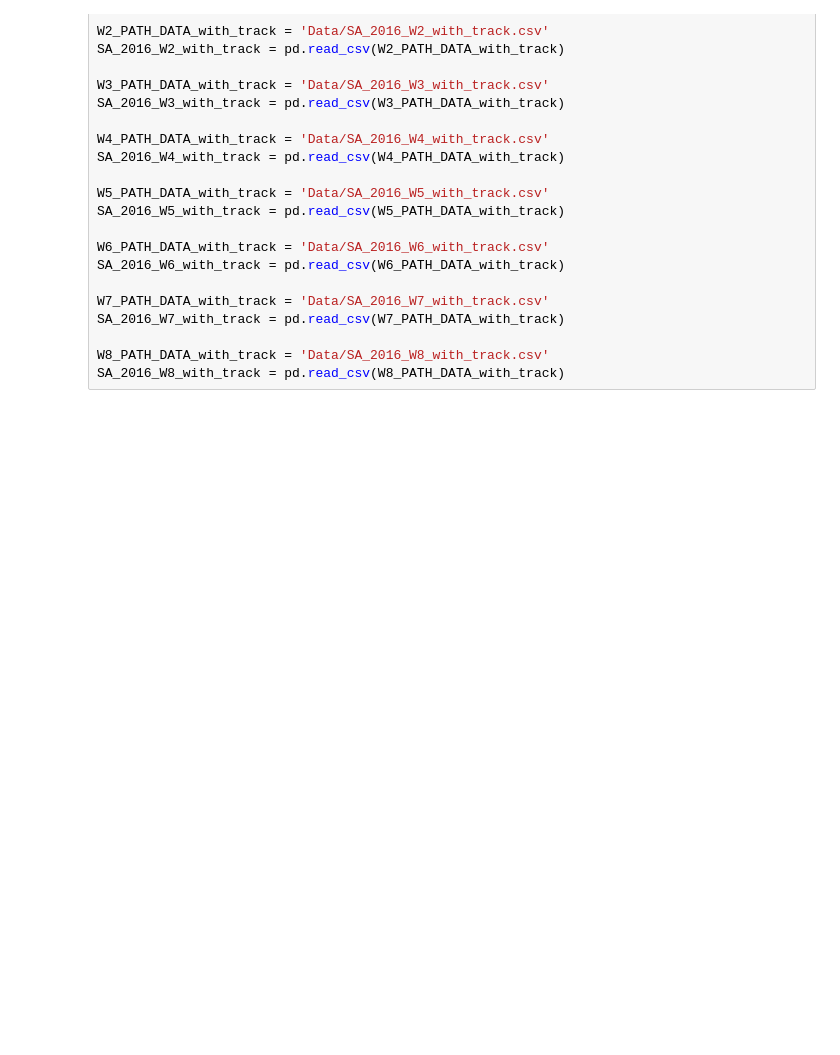
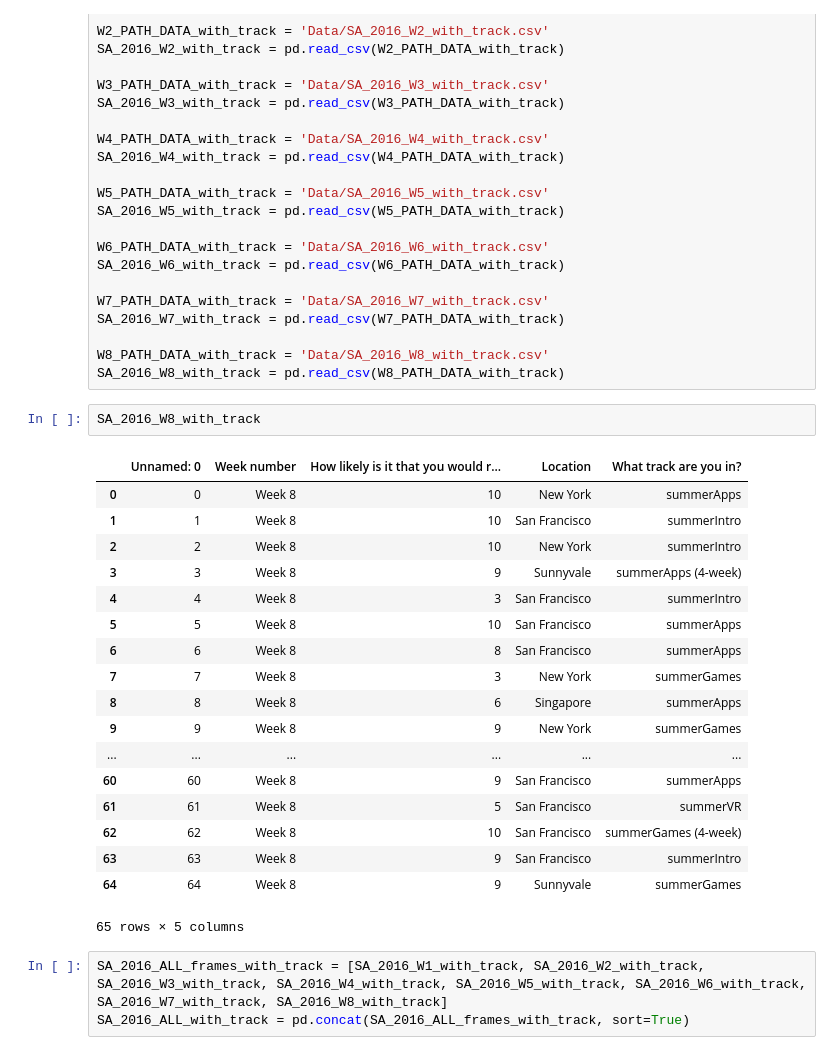
Before and after one commit to efitr/DS-1.1-Data-Analysis, a Jupyter notebook: Notebooks/Projects/NPS_2016_nps_results_and_graphs.ipynb, the cells around one changed output. Cells and saved outputs as stored; diff of their text form; blank space fills up the shorter version.

```diff
--- a/Notebooks/Projects/NPS_2016_nps_results_and_graphs.ipynb
+++ b/Notebooks/Projects/NPS_2016_nps_results_and_graphs.ipynb
@@ -271,3 +351,27 @@ SA_2016_W7_with_track = pd.read_csv(W7_PATH_DATA_with_track)
 
 W8_PATH_DATA_with_track = 'Data/SA_2016_W8_with_track.csv'
 SA_2016_W8_with_track = pd.read_csv(W8_PATH_DATA_with_track)
+# %%
+SA_2016_W8_with_track
+# %% [output]
+|  | Unnamed: 0 | Week number | How likely is it that you would r... | Location | What track are you in? |
+| 0 | 0 | Week 8 | 10 | New York | summerApps |
+| 1 | 1 | Week 8 | 10 | San Francisco | summerIntro |
+| 2 | 2 | Week 8 | 10 | New York | summerIntro |
+| 3 | 3 | Week 8 | 9 | Sunnyvale | summerApps (4-week) |
+| 4 | 4 | Week 8 | 3 | San Francisco | summerIntro |
+| 5 | 5 | Week 8 | 10 | San Francisco | summerApps |
+| 6 | 6 | Week 8 | 8 | San Francisco | summerApps |
+| 7 | 7 | Week 8 | 3 | New York | summerGames |
+| 8 | 8 | Week 8 | 6 | Singapore | summerApps |
+| 9 | 9 | Week 8 | 9 | New York | summerGames |
+| ... | ... | ... | ... | ... | ... |
+| 60 | 60 | Week 8 | 9 | San Francisco | summerApps |
+| 61 | 61 | Week 8 | 5 | San Francisco | summerVR |
+| 62 | 62 | Week 8 | 10 | San Francisco | summerGames (4-week) |
+| 63 | 63 | Week 8 | 9 | San Francisco | summerIntro |
+| 64 | 64 | Week 8 | 9 | Sunnyvale | summerGames |
+65 rows × 5 columns
+# %%
+SA_2016_ALL_frames_with_track = [SA_2016_W1_with_track, SA_2016_W2_with_track, SA_2016_W3_with_track, SA_2016_W4_with_track, SA_2016_W5_with_track, SA_2016_W6_with_track, SA_2016_W7_with_track, SA_2016_W8_with_track]
+SA_2016_ALL_with_track = pd.concat(SA_2016_ALL_frames_with_track, sort=True)
```
Also changed, not shown: parts of 17 cells of this notebook.
